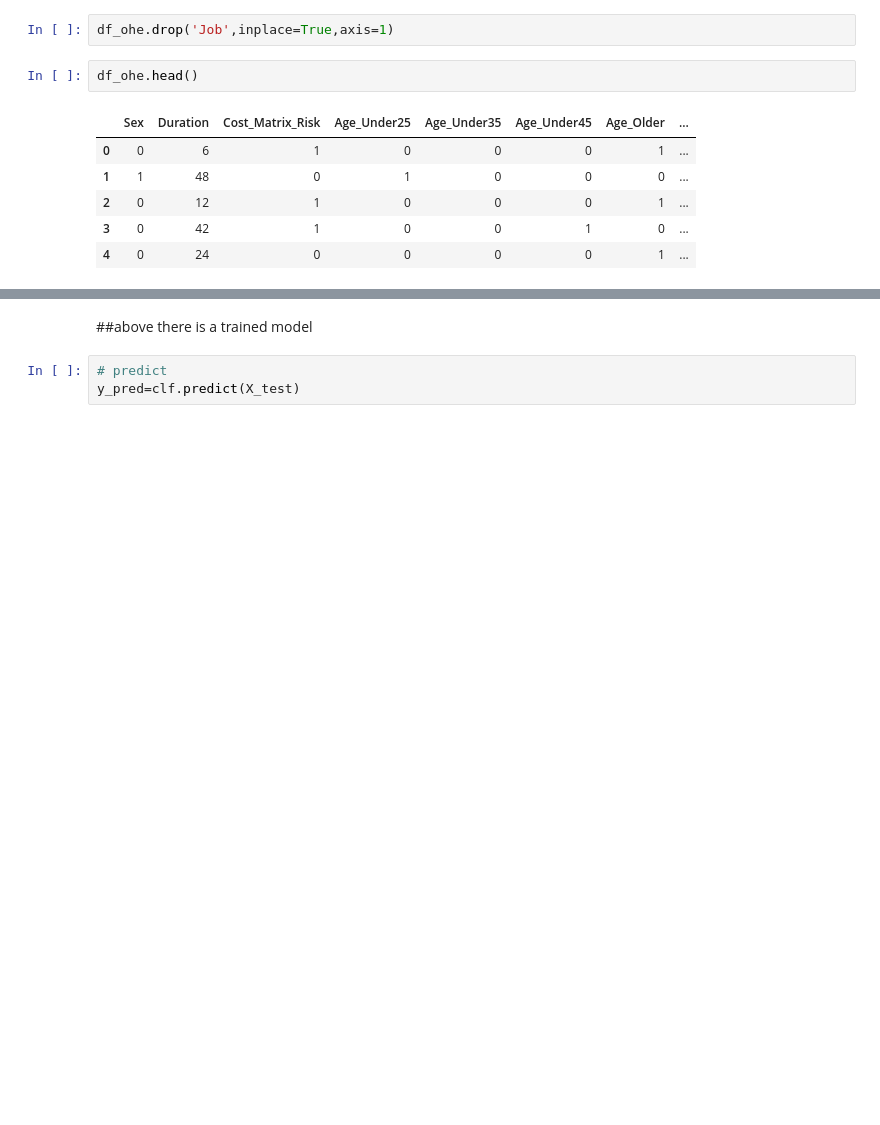
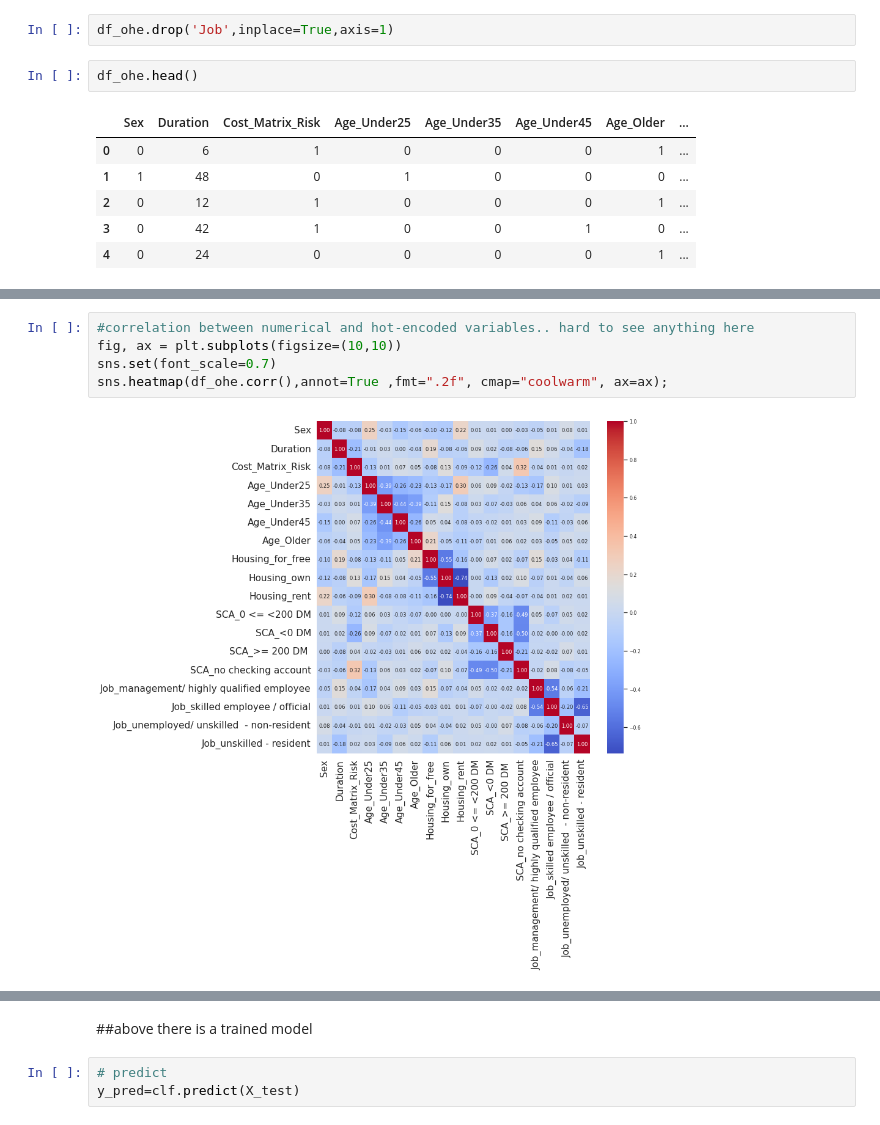
Before and after one commit to wildflowersbloom/fairness, a Jupyter notebook: Untitled0.ipynb, the cells around one changed output, grey strips where cells are left out. Cells and saved outputs as stored; diff of their text form; blank space fills up the shorter version.

```diff
--- a/Untitled0.ipynb
+++ b/Untitled0.ipynb
@@ -362,0 +372,7 @@ df_ohe.Cost_Risk_Matrix=df_ohe.Cost_Matrix_Risk.astype(int)
+# %%
+#correlation between numerical and hot-encoded variables.. hard to see anything here
+fig, ax = plt.subplots(figsize=(10,10))
+sns.set(font_scale=0.7)
+sns.heatmap(df_ohe.corr(),annot=True ,fmt=".2f", cmap="coolwarm", ax=ax);
+# %% [output]
+[figure, added]
```
Also changed, not shown: parts of 34 cells of this notebook.
